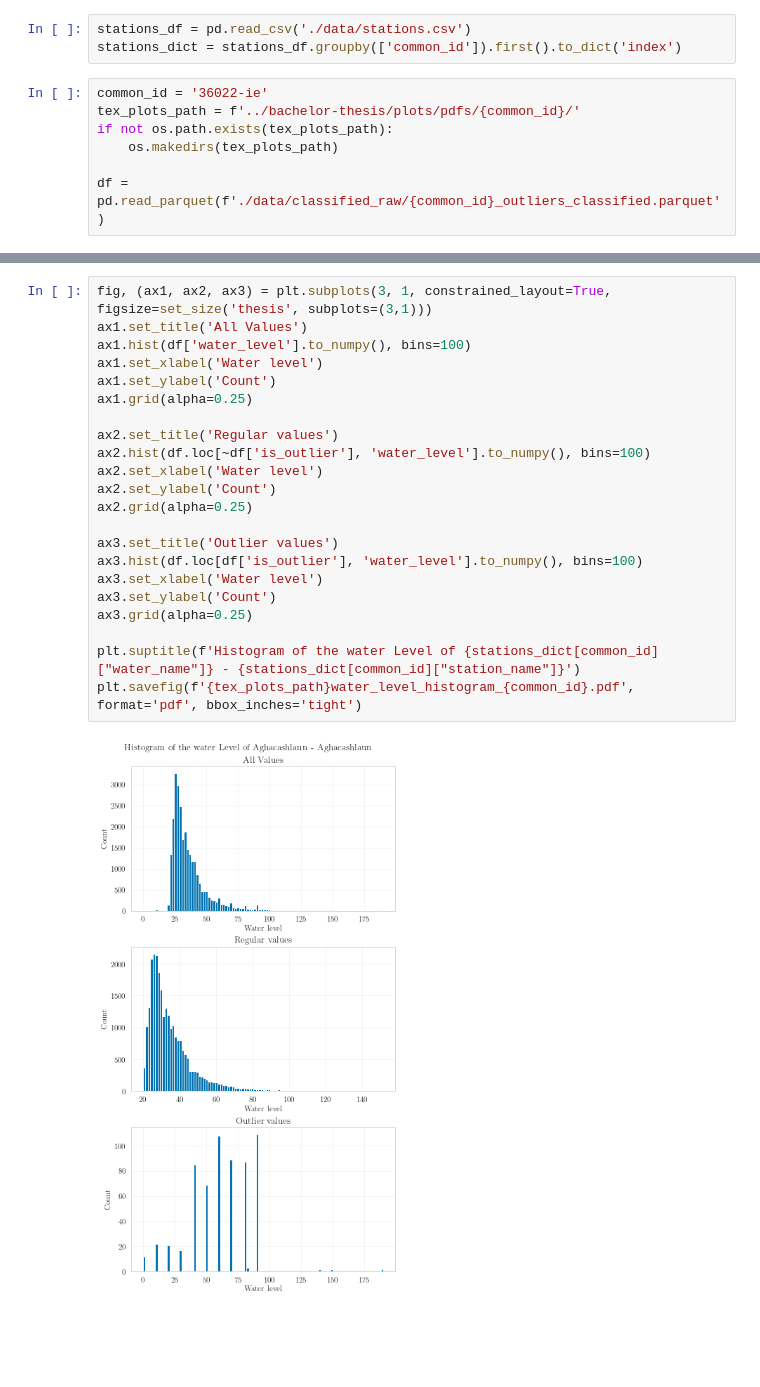
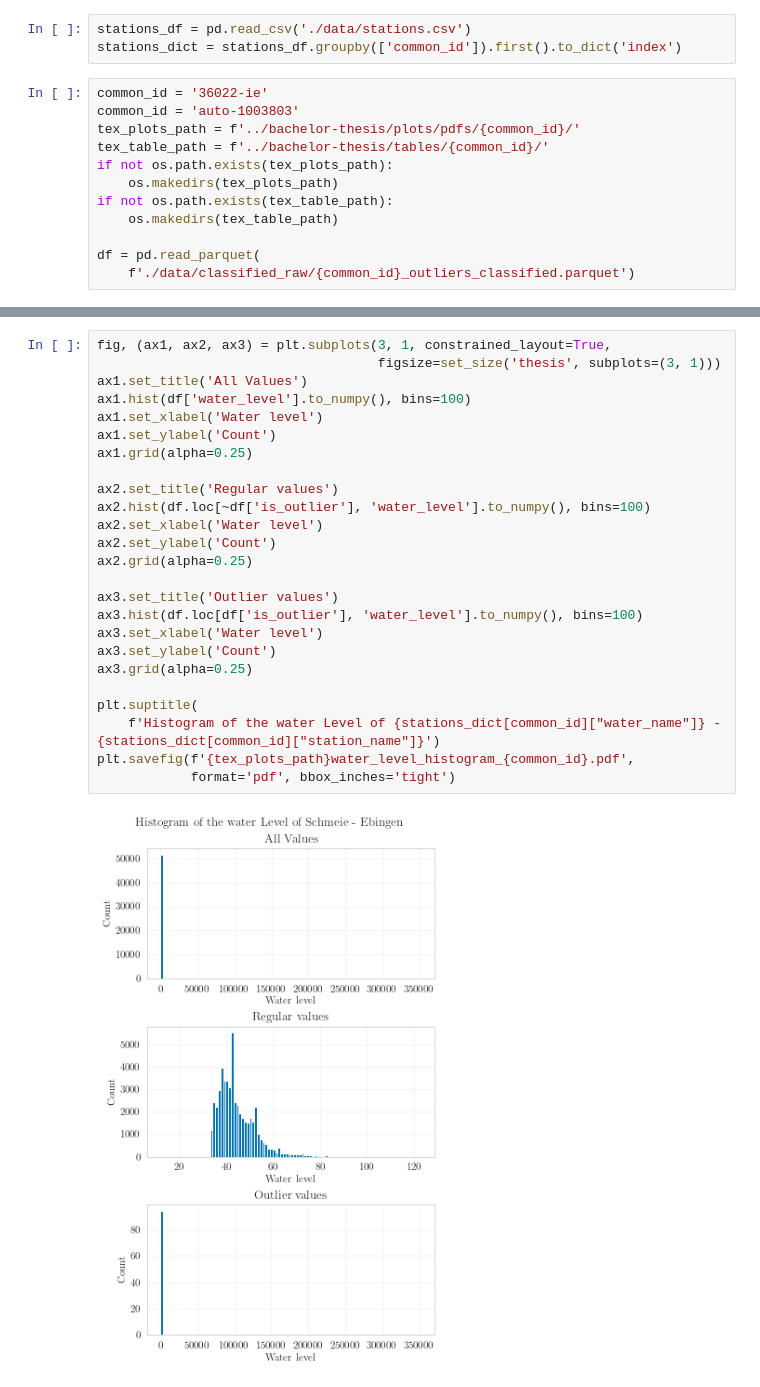
Before and after one commit to cellularegg/bachelor-thesis-code, a Jupyter notebook: explorative_data_analysis.ipynb, the cells around one changed output, grey strips where cells are left out. Saved outputs shown, nothing was run; the diff lists cells and outputs as text; blank space fills up the shorter version.

```diff
--- a/explorative_data_analysis.ipynb
+++ b/explorative_data_analysis.ipynb
@@ -28,11 +27,16 @@ stations_df = pd.read_csv('./data/stations.csv')
 stations_dict = stations_df.groupby(['common_id']).first().to_dict('index')
 # %%
 common_id = '36022-ie'
+common_id = 'auto-1003803'
 tex_plots_path = f'../bachelor-thesis/plots/pdfs/{common_id}/'
+tex_table_path = f'../bachelor-thesis/tables/{common_id}/'
 if not os.path.exists(tex_plots_path):
     os.makedirs(tex_plots_path)
+if not os.path.exists(tex_table_path):
+    os.makedirs(tex_table_path)
 
-df = pd.read_parquet(f'./data/classified_raw/{common_id}_outliers_classified.parquet')
+df = pd.read_parquet(
+    f'./data/classified_raw/{common_id}_outliers_classified.parquet')
 # %%
 df.info()
 # %% [output]
@@ -126,27 +179,30 @@ plt.grid(alpha=0.25)
 # %%
-fig, (ax1, ax2, ax3) = plt.subplots(3, 1, constrained_layout=True, figsize=set_size('thesis', subplots=(3,1)))
+fig, (ax1, ax2, ax3) = plt.subplots(3, 1, constrained_layout=True,
+                                    figsize=set_size('thesis', subplots=(3, 1)))
 ax1.set_title('All Values')
 ax1.hist(df['water_level'].to_numpy(), bins=100)
 ax1.set_xlabel('Water level')
 ax1.set_ylabel('Count')
 ax1.grid(alpha=0.25)
 
 ax2.set_title('Regular values')
 ax2.hist(df.loc[~df['is_outlier'], 'water_level'].to_numpy(), bins=100)
 ax2.set_xlabel('Water level')
 ax2.set_ylabel('Count')
 ax2.grid(alpha=0.25)
 
 ax3.set_title('Outlier values')
 ax3.hist(df.loc[df['is_outlier'], 'water_level'].to_numpy(), bins=100)
 ax3.set_xlabel('Water level')
 ax3.set_ylabel('Count')
 ax3.grid(alpha=0.25)
 
-plt.suptitle(f'Histogram of the water Level of {stations_dict[common_id]["water_name"]} - {stations_dict[common_id]["station_name"]}')
-plt.savefig(f'{tex_plots_path}water_level_histogram_{common_id}.pdf', format='pdf', bbox_inches='tight')
+plt.suptitle(
+    f'Histogram of the water Level of {stations_dict[common_id]["water_name"]} - {stations_dict[common_id]["station_name"]}')
+plt.savefig(f'{tex_plots_path}water_level_histogram_{common_id}.pdf',
+            format='pdf', bbox_inches='tight')
 # %% [output]
-[figure, old version]
+[figure, new version]
 # %%
 fig, ax = plt.subplots(1, 1, figsize=set_size('thesis'))
 plt.hist(df['water_level'].to_numpy(), bins=100)
```
Also changed, not shown: parts of 22 cells of this notebook.
